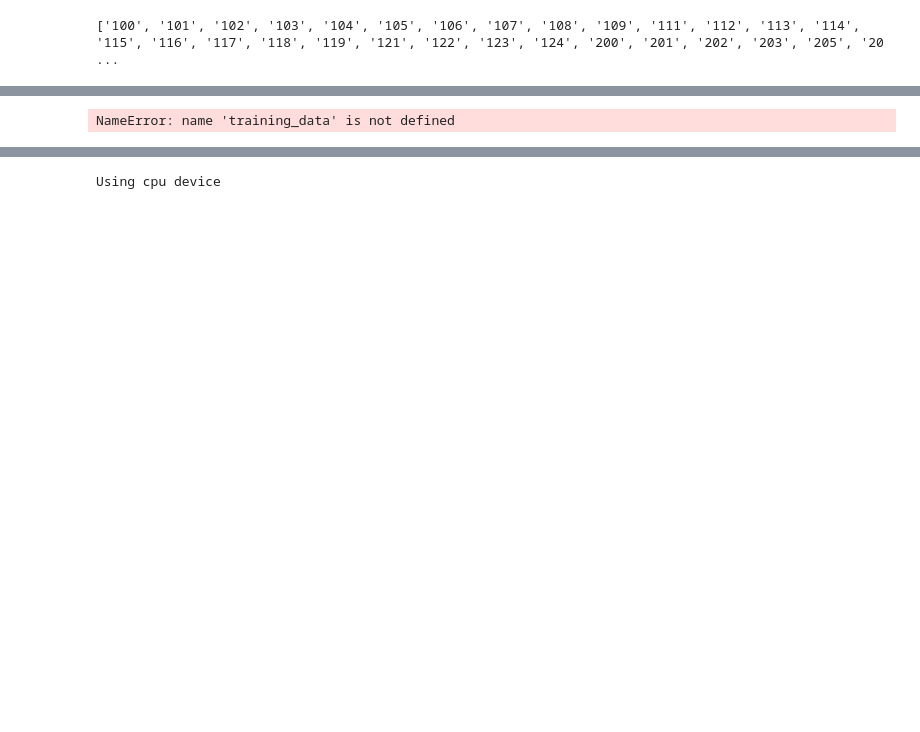
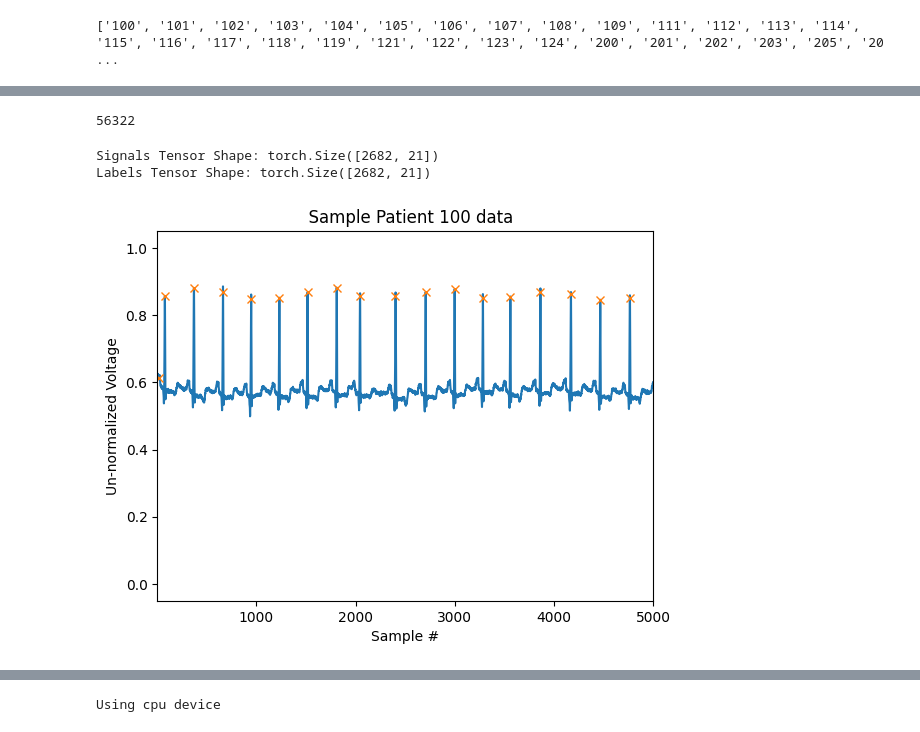
Before and after one commit to PrishaMarp/arrhythmia-detection-, a Jupyter notebook: ArrhythmiaModel.ipynb, the cells around one changed output, grey strips where cells are left out. Cells and saved outputs as stored; diff of their text form; code cells hidden in the pictures; blank space fills up the shorter version.

Commit message:
Create dataloader/model

```diff
--- a/ArrhythmiaModel.ipynb
+++ b/ArrhythmiaModel.ipynb
@@ -141,3 +152,66 @@ plt.show()
+# %%
+print(len(feature_list))
+# %% [output]
+56322
+# %%
+import pandas as pd
+import numpy as np
+import torch
+
+
+
+# Convert signals to numerical arrays
+feature_list = np.array(feature_list)
+
+# Normalize signals (optional)
+mean = feature_list.mean(axis=0)
+std = feature_list.std(axis=0)
+signals = (feature_list - mean) / std
+
+# Convert signals and labels to PyTorch tensors
+signals_tensor = torch.tensor(signals, dtype=torch.float32)
+labels_tensor = torch.tensor(feature_list, dtype=torch.long)
+
+# Print shapes to verify
+print("Signals Tensor Shape:", signals_tensor.shape)
+print("Labels Tensor Shape:", labels_tensor.shape)
+# %% [output]
+Signals Tensor Shape: torch.Size([2682, 21])
+Labels Tensor Shape: torch.Size([2682, 21])
+# %%
+import random
+def z_norm(result):
+    result = (result-min(result))/(max(result)-min(result))
+    return result
+def get_patient_data(patient,norm=True, sample_plot=False):
+    widths= [4,8,11,6,3,5,5,8]
+
+    patient=str(patient)
+    ecg_notes= pd.read_fwf('mit_data/{}annotations.txt'.format(patient),widths=widths).drop(['Unnamed: 0'],axis=1)
+    ecg_data= pd.read_csv('mit_data/{}.csv'.format(patient))
+    ecg_data.columns= ['samp_num','signal','V']
+    ecg_notes=ecg_notes[['Sample #','Type','Aux']]
+    ecg_notes.columns=['sample_num','type','aux']
+    ecg_data.signal= z_norm(ecg_data.signal)
+    if sample_plot == True:
+        peaklist= ecg_notes.sample_num.astype(int).values
+        plt.figure()
+        b=random.choice(ecg_data.signal)
+        plt.plot(ecg_data.signal)
+        plt.xlim(b,b+5000)
+        plt.plot(peaklist, ecg_data.signal[peaklist], "x")
+        plt.title('  Sample Patient {} data'.format(patient))
+        return None
+
+    return ecg_data.signal,ecg_notes
+
+
+get_patient_data(patient,norm=True,sample_plot=True)
+plt.ylabel('Un-normalized Voltage')
+plt.xlabel('Sample #')
+plt.draw()
+# %% [output]
+[figure, added]
 # %%
 import os
 import pandas as pd
@@ -165,7 +230,0 @@ class CustomImageDataset(Dataset):
-# %%
-from torch.utils.data import DataLoader
-
-train_dataloader = DataLoader(training_data, batch_size=64, shuffle=True)
-test_dataloader = DataLoader(test_data, batch_size=64, shuffle=True)
-# %% [output]
-NameError: name 'training_data' is not defined
```
Also changed, not shown: parts of 15 cells of this notebook.
